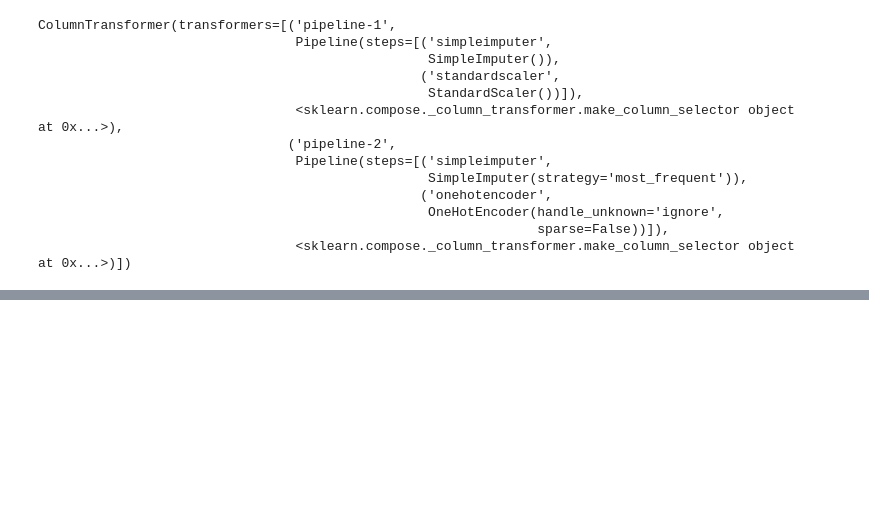
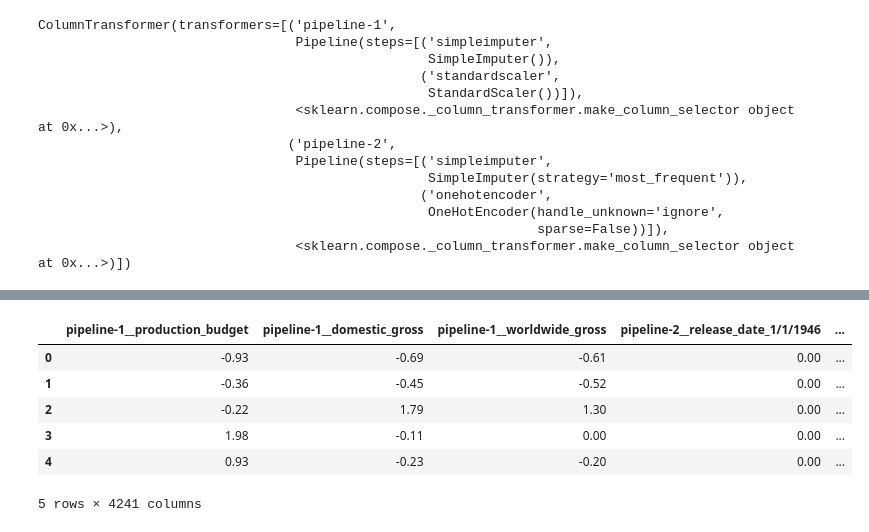
Before and after one commit to CatDawn29/Horror-Movie-Data-Halloween, a Jupyter notebook: Horror Movies.ipynb, the cells around one changed output, grey strips where cells are left out. Cells and saved outputs as stored; diff of their text form; code cells hidden in the pictures; blank space fills up the shorter version.

```diff
--- a/Horror Movies.ipynb
+++ b/Horror Movies.ipynb
@@ -213,0 +234,11 @@ ColumnTransformer(transformers=[('pipeline-1',
+# %%
+X_train_processed = pd.DataFrame(preprocessor.transform(X_train),columns= preprocessor.get_feature_names_out())
+X_train_processed.head()
+# %% [output]
+|  | pipeline-1__production_budget | pipeline-1__domestic_gross | pipeline-1__worldwide_gross | pipeline-2__release_date_1/1/1946 | ... |
+| 0 | -0.93 | -0.69 | -0.61 | 0.00 | ... |
+| 1 | -0.36 | -0.45 | -0.52 | 0.00 | ... |
+| 2 | -0.22 | 1.79 | 1.30 | 0.00 | ... |
+| 3 | 1.98 | -0.11 | 0.00 | 0.00 | ... |
+| 4 | 0.93 | -0.23 | -0.20 | 0.00 | ... |
+5 rows × 4241 columns
```
Also changed, not shown: parts of 8 cells of this notebook.
